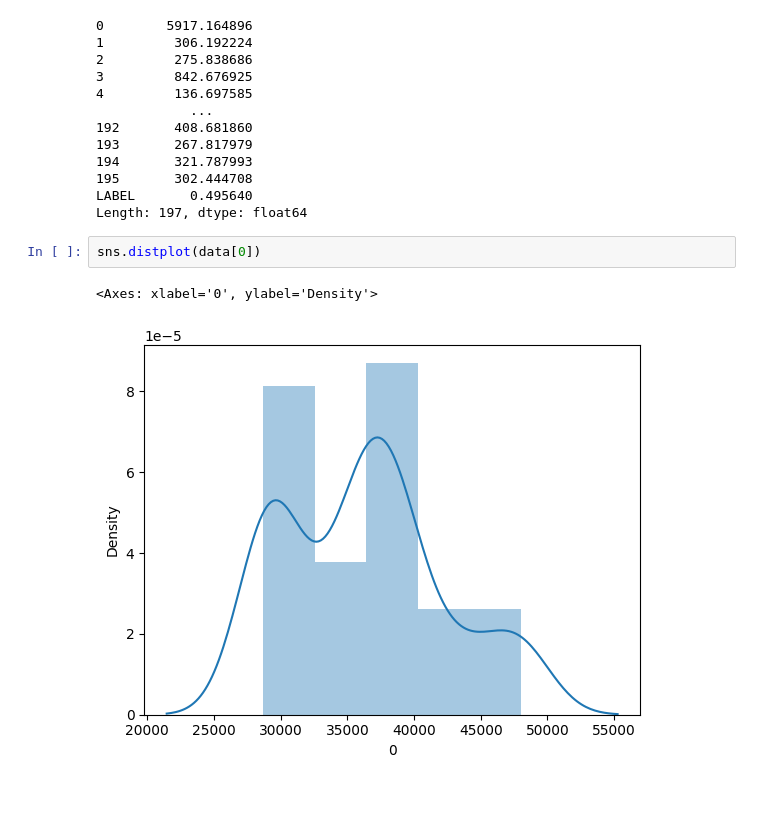
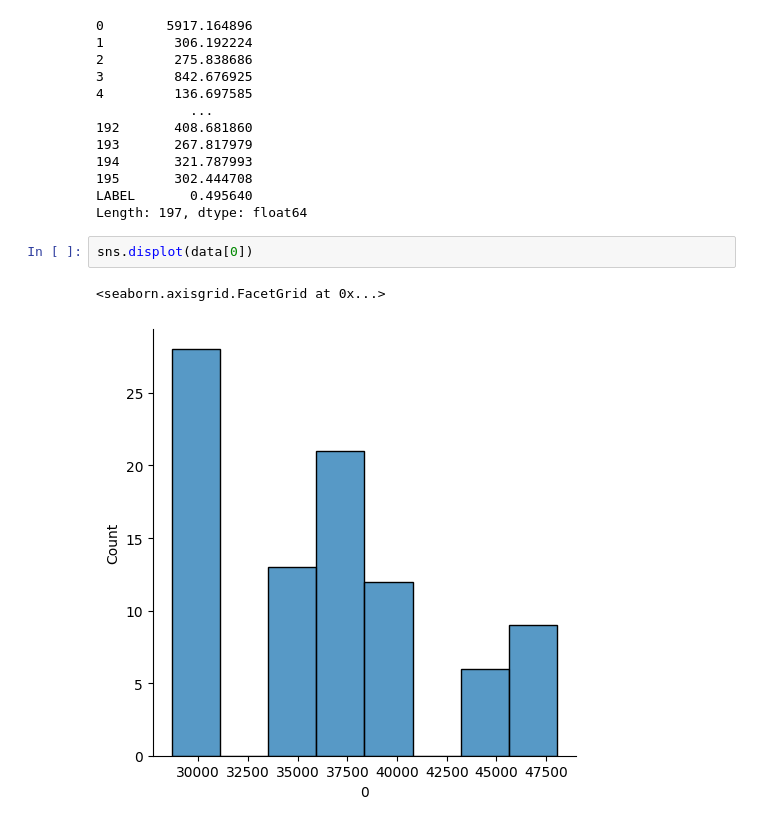
Before and after one commit to Tharun173/CSE22173-ML-LAB, a Jupyter notebook: Lab03.ipynb, the cells around one changed output. Drawn from its saved outputs; the diff is of its cells as text; blank space fills up the shorter version.

```diff
--- a/Lab03.ipynb
+++ b/Lab03.ipynb
@@ -54,7 +54,7 @@ print(grouped)
 LABEL       0.495640
 Length: 197, dtype: float64
 # %%
-sns.distplot(data[0])
+sns.displot(data[0])
 # %% [output]
-<Axes: xlabel='0', ylabel='Density'>
+<seaborn.axisgrid.FacetGrid at 0x...>
-[figure, old version]
+[figure, new version]
```
Also changed, not shown: parts of 8 cells of this notebook.
